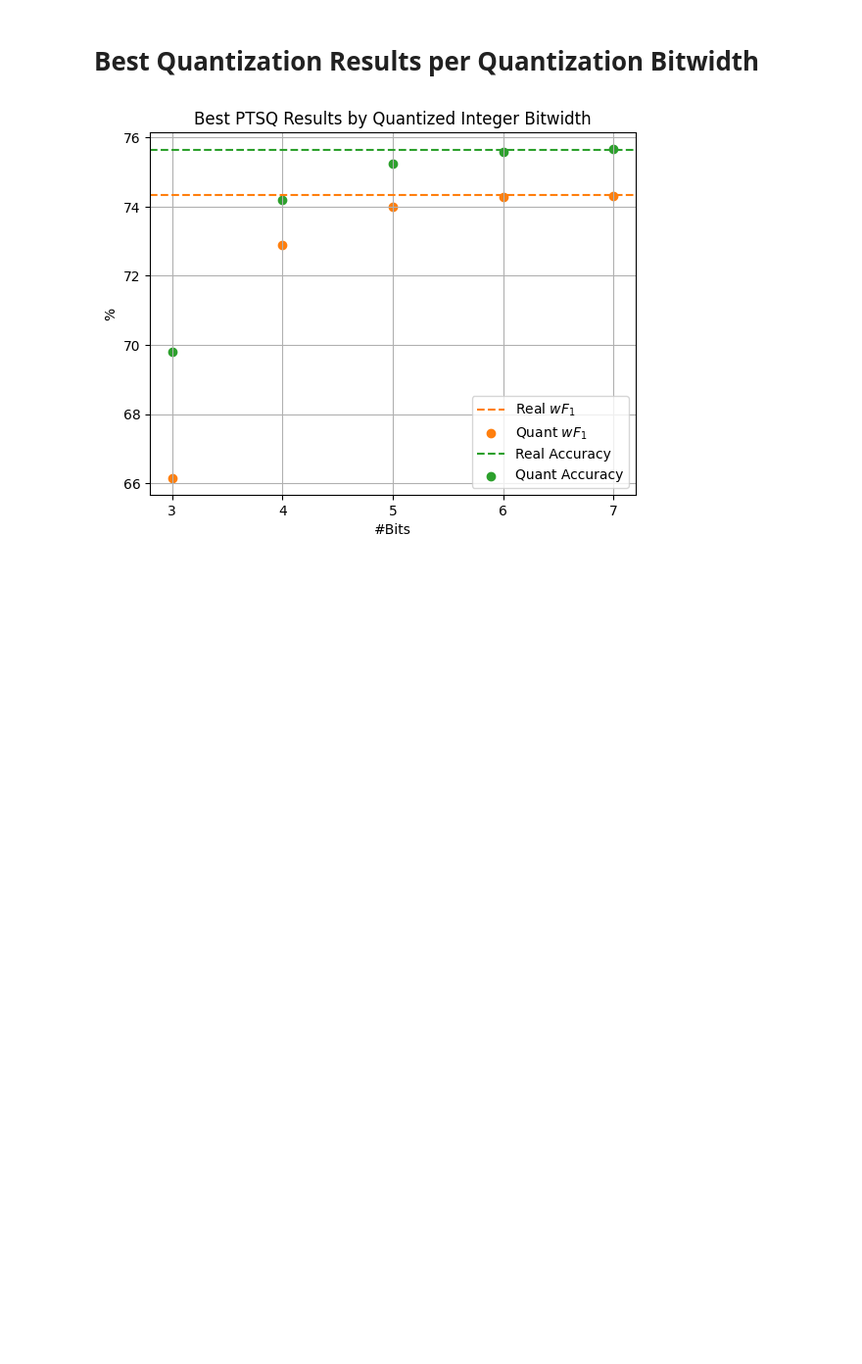
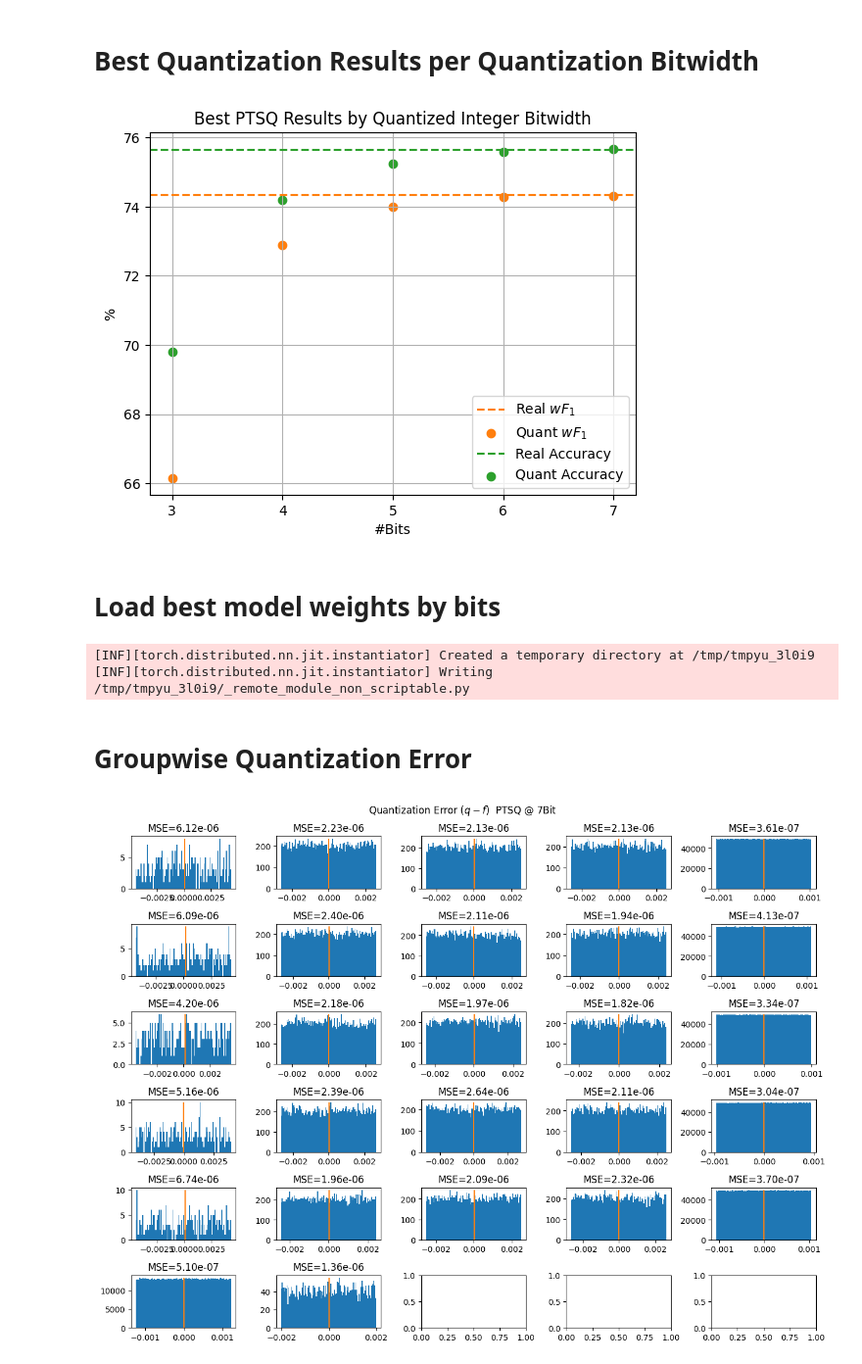
Before and after one commit to jroeger23/bachelor_thesis_code, a Jupyter notebook: eval_notebooks/ptsq_cnn-imu_lara_eval.ipynb, the cells around one changed output. Shown at 98% size. Cells and saved outputs as stored; diff of their text form; code cells hidden in the pictures; blank space fills up the shorter version.

Commit message:
update ptsq lara eval nb

```diff
--- a/eval_notebooks/ptsq_cnn-imu_lara_eval.ipynb
+++ b/eval_notebooks/ptsq_cnn-imu_lara_eval.ipynb
@@ -149,3 +150,66 @@ ax.legend()
 fig.show()
 # %% [output]
 [figure]
+# %% [markdown]
+# Load best model weights by bits
+# %%
+from common.helper import checkpointsById
+from common.model import CNNIMU
+import logging
+
+logging.disable(level=logging.WARN)
+qmodel_best_wf1_by_bits = {
+    bits: CNNIMU.load_from_checkpoint(
+        checkpointsById('../logs/checkpoints',
+                        ex.to_dict()['_id'])['model']) for bits, ex in best_wf1_by_bits.items()
+}
+fmodel_best_wf1_by_bits = {
+    bits: CNNIMU.load_from_checkpoint(
+        checkpointsById('../logs/checkpoints',
+                        ex.to_dict()['config']['trained_model_run_id'])['best_wf1'])
+    for bits, ex in best_wf1_by_bits.items()
+}
+logging.disable(level=logging.NOTSET)
+# %% [output]
+[INF][torch.distributed.nn.jit.instantiator] Created a temporary directory at /tmp/tmpyu_3l0i9
+[INF][torch.distributed.nn.jit.instantiator] Writing /tmp/tmpyu_3l0i9/_remote_module_non_scriptable.py
+# %% [markdown]
+# Groupwise Quantization Error
+# %%
+from common.eval.visualization import quantizedWeightHistogram, quantizationErrorHistorgram
+from torch.ao.ns._numeric_suite import compare_weights
+import torch
+
+compare_dict_by_bits = {
+    bits: compare_weights(float_dict=f.state_dict(), quantized_dict=q.state_dict())
+    for (bits, f), (_, q) in zip(fmodel_best_wf1_by_bits.items(), qmodel_best_wf1_by_bits.items())
+}
+
+# calculate error
+error_by_bits_by_key = defaultdict(dict)
+for bits, cmp_dict in compare_dict_by_bits.items():
+  for key, value in cmp_dict.items():
+    fw = compare_dict_by_bits[bits][key]['float']
+    qw = compare_dict_by_bits[bits][key]['quantized'].dequantize()
+    error_by_bits_by_key[key][bits] = qw - fw
+
+# create plot for each weight group
+plot_bits = 7
+fig, ax = plt.subplots(6, 5)
+fig.suptitle(f'Quantization Error $(q - f)$  PTSQ @ {plot_bits}Bit')
+fig.set_figwidth(fig.get_figwidth() * 2)
+fig.set_figheight(fig.get_figheight() * 2)
+for pipe_ix in range(5):
+  weight_names = list(filter(lambda k: k.startswith(f'pipelines.{pipe_ix}'),
+                              error_by_bits_by_key))
+  weight_names.extend(
+      list(filter(lambda k: k.startswith(f'pipe_fc.{pipe_ix}'), error_by_bits_by_key)))
+  for w_ix, weight_name in enumerate(weight_names):
+    quantizationErrorHistorgram(ax[pipe_ix][w_ix], error_by_bits_by_key[weight_name][plot_bits],
+                                100, cmap)
+
+for fc_ix, fc_name in enumerate(filter(lambda k: k.startswith('fc'), error_by_bits_by_key)):
+  quantizationErrorHistorgram(ax[5][fc_ix], error_by_bits_by_key[fc_name][plot_bits], 100, cmap)
+fig.tight_layout()
+# %% [output]
+[figure, added]
```
Also changed, not shown: parts of 5 cells of this notebook.
